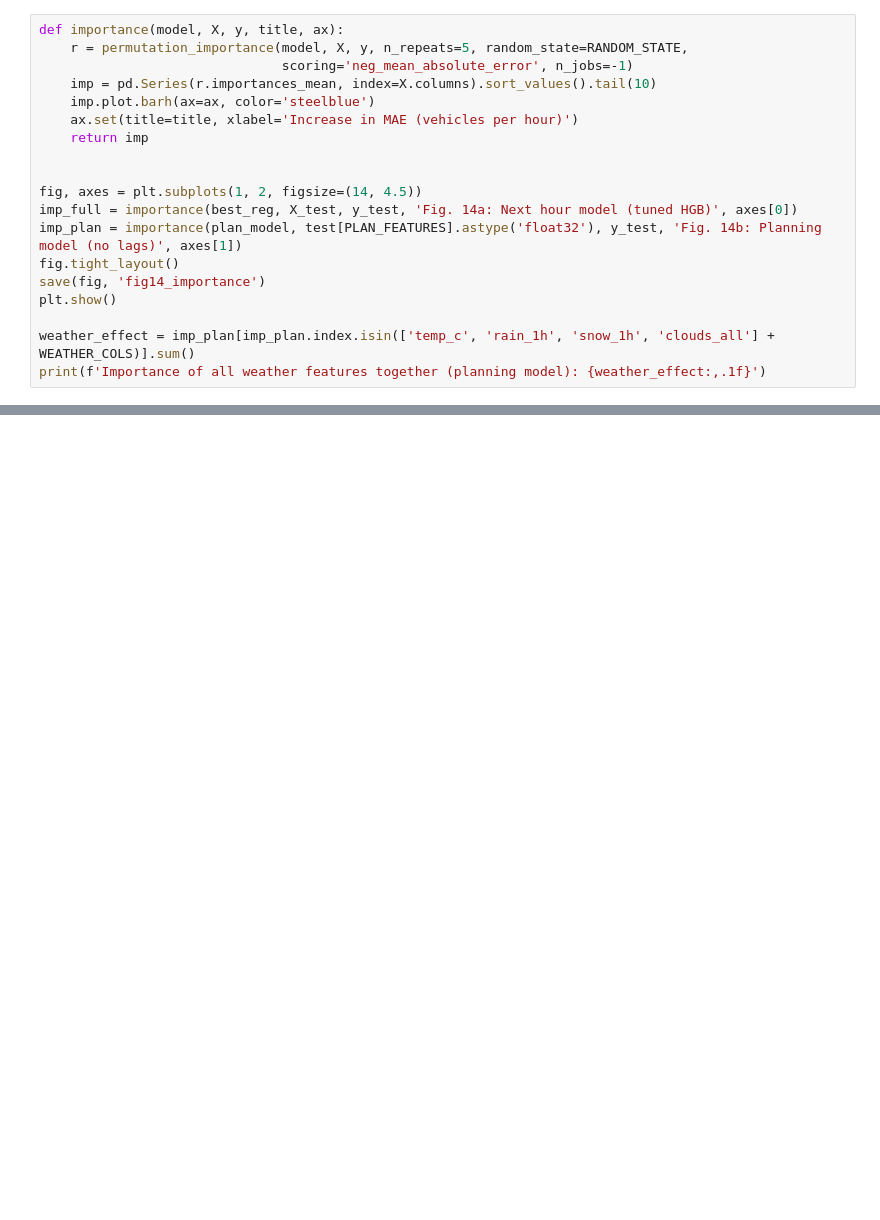
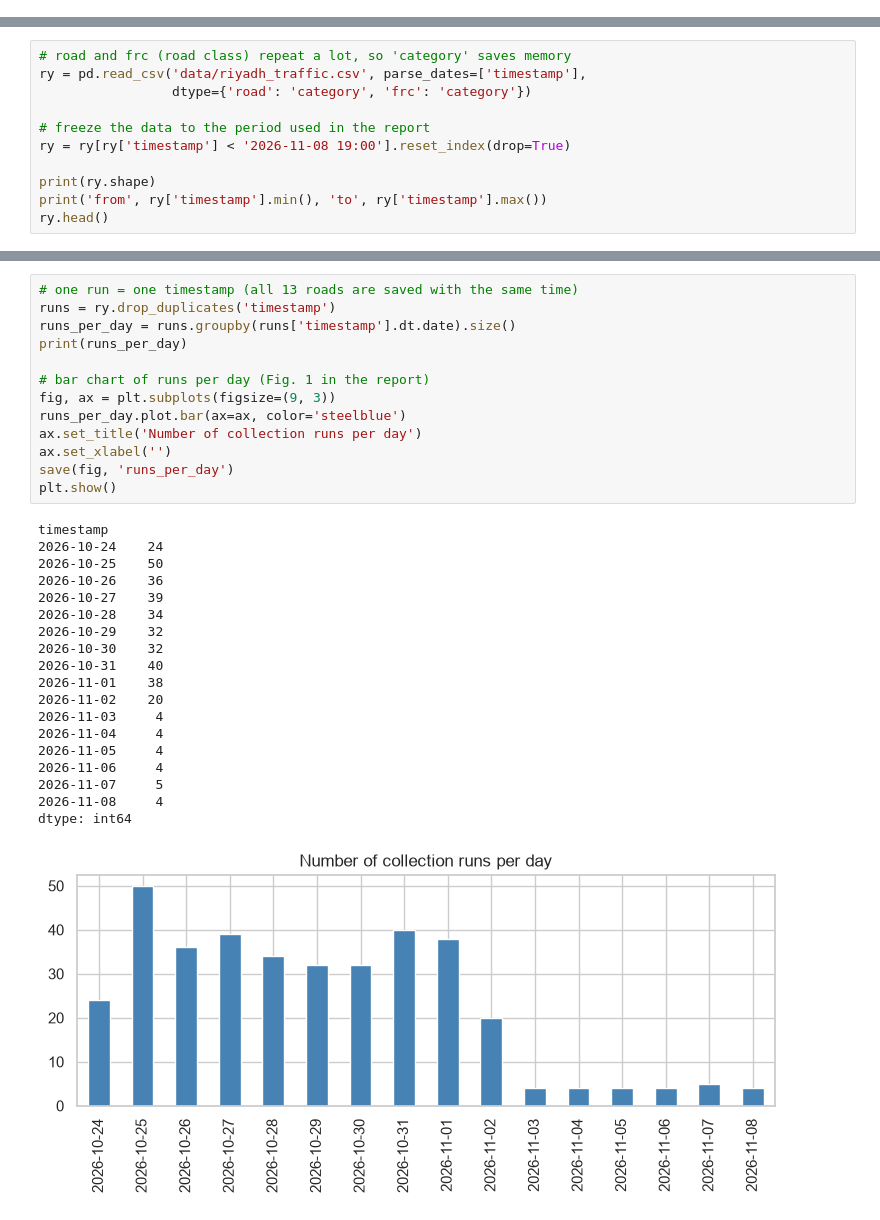
Before and after one commit to Faisal-Almusallam/GreenFlow, a Jupyter notebook: GreenFlow.ipynb, the cells around one changed output, grey strips where cells are left out. Saved outputs shown, nothing was run; the diff lists cells and outputs as text; blank space fills up the shorter version.

Commit message:
Update notebook, report and README

```diff
--- a/GreenFlow.ipynb
+++ b/GreenFlow.ipynb
@@ -865,19 +0,0 @@ We used permutation importance: each feature is shuffled in the test set and we
-# %%
-def importance(model, X, y, title, ax):
-    r = permutation_importance(model, X, y, n_repeats=5, random_state=RANDOM_STATE,
-                               scoring='neg_mean_absolute_error', n_jobs=-1)
-    imp = pd.Series(r.importances_mean, index=X.columns).sort_values().tail(10)
-    imp.plot.barh(ax=ax, color='steelblue')
-    ax.set(title=title, xlabel='Increase in MAE (vehicles per hour)')
-    return imp
-
-
-fig, axes = plt.subplots(1, 2, figsize=(14, 4.5))
-imp_full = importance(best_reg, X_test, y_test, 'Fig. 14a: Next hour model (tuned HGB)', axes[0])
-imp_plan = importance(plan_model, test[PLAN_FEATURES].astype('float32'), y_test, 'Fig. 14b: Planning model (no lags)', axes[1])
-fig.tight_layout()
-save(fig, 'fig14_importance')
-plt.show()
-
-weather_effect = imp_plan[imp_plan.index.isin(['temp_c', 'rain_1h', 'snow_1h', 'clouds_all'] + WEATHER_COLS)].sum()
-print(f'Importance of all weather features together (planning model): {weather_effect:,.1f}')
@@ -947,0 +47,11 @@ We used AI (Claude) to guide us with the code and the formatting, and to fix the
+# %%
+# road and frc (road class) repeat a lot, so 'category' saves memory
+ry = pd.read_csv('data/riyadh_traffic.csv', parse_dates=['timestamp'],
+                 dtype={'road': 'category', 'frc': 'category'})
+
+# freeze the data to the period used in the report
+ry = ry[ry['timestamp'] < '2026-11-08 19:00'].reset_index(drop=True)
+
+print(ry.shape)
+print('from', ry['timestamp'].min(), 'to', ry['timestamp'].max())
+ry.head()
@@ -947,0 +91,33 @@ We used AI (Claude) to guide us with the code and the formatting, and to fix the
+# %%
+# one run = one timestamp (all 13 roads are saved with the same time)
+runs = ry.drop_duplicates('timestamp')
+runs_per_day = runs.groupby(runs['timestamp'].dt.date).size()
+print(runs_per_day)
+
+# bar chart of runs per day (Fig. 1 in the report)
+fig, ax = plt.subplots(figsize=(9, 3))
+runs_per_day.plot.bar(ax=ax, color='steelblue')
+ax.set_title('Number of collection runs per day')
+ax.set_xlabel('')
+save(fig, 'runs_per_day')
+plt.show()
+# %% [output]
+timestamp
+2026-10-24    24
+2026-10-25    50
+2026-10-26    36
+2026-10-27    39
+2026-10-28    34
+2026-10-29    32
+2026-10-30    32
+2026-10-31    40
+2026-11-01    38
+2026-11-02    20
+2026-11-03     4
+2026-11-04     4
+2026-11-05     4
+2026-11-06     4
+2026-11-07     5
+2026-11-08     4
+dtype: int64
+[figure, added]
```
Also changed, not shown: parts of 92 cells of this notebook, 29 other files.
